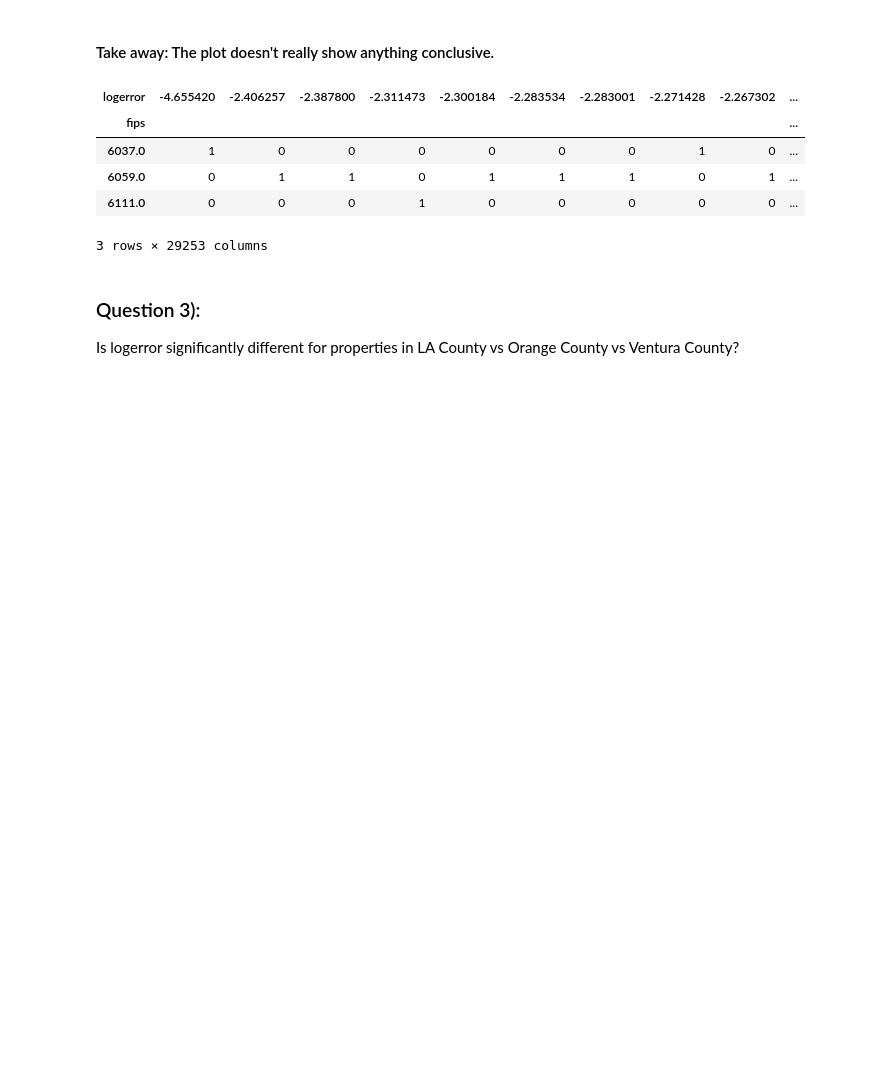
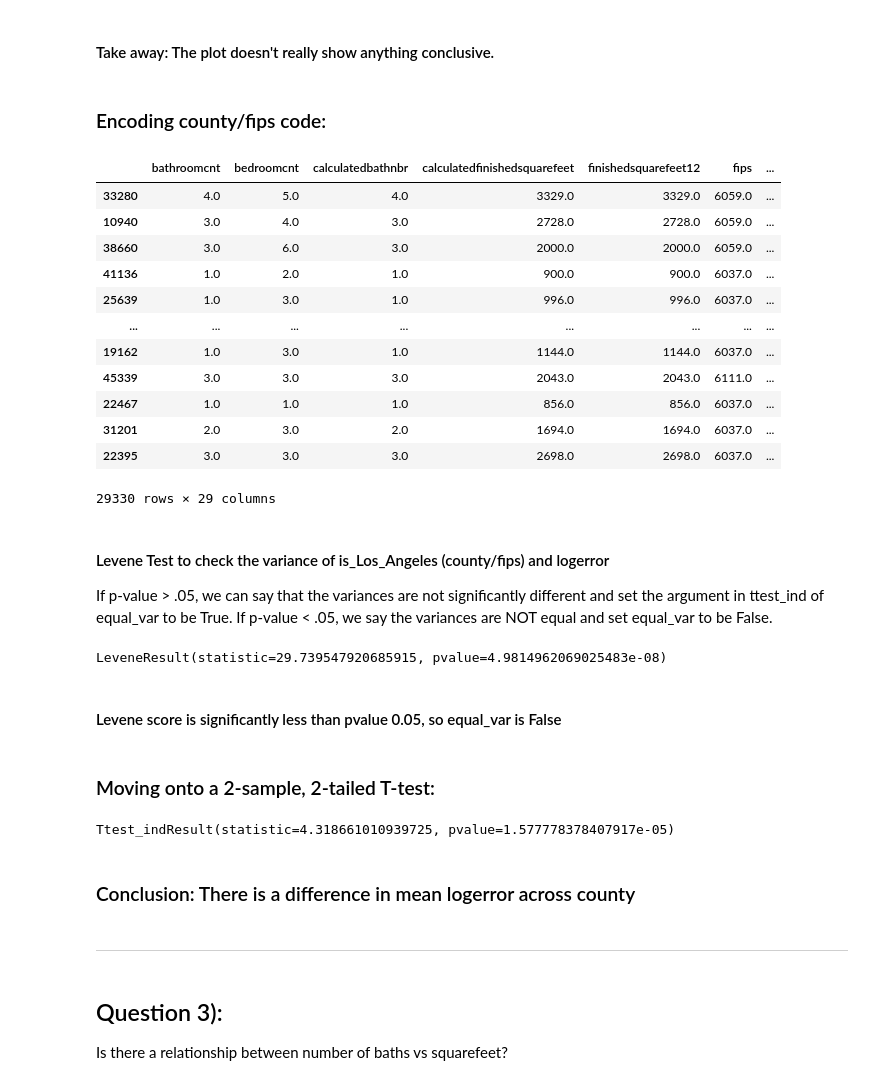
Before and after one commit to jeneyring/clustering-exercises-s, a Jupyter notebook: explore_zillow.ipynb, the cells around one changed output. Saved outputs shown, nothing was run; the diff lists cells and outputs as text; code cells hidden in the pictures; blank space fills up the shorter version.

```diff
--- a/explore_zillow.ipynb
+++ b/explore_zillow.ipynb
@@ -167,2 +174,25 @@ plt.show()
 # %% [markdown]
 #### Take away: The plot doesn't really show anything conclusive.
+# %% [markdown]
+### Encoding county/fips code:
+# %%
+#rename columns:
+def one_hot_encode(train):
+    train['is_Los_Angeles'] = train.fips == 6037.0
+    return train
+
+one_hot_encode(train)
+# %% [output]
+|  | bathroomcnt | bedroomcnt | calculatedbathnbr | calculatedfinishedsquarefeet | finishedsquarefeet12 | fips | ... |
+| 33280 | 4.0 | 5.0 | 4.0 | 3329.0 | 3329.0 | 6059.0 | ... |
+| 10940 | 3.0 | 4.0 | 3.0 | 2728.0 | 2728.0 | 6059.0 | ... |
+| 38660 | 3.0 | 6.0 | 3.0 | 2000.0 | 2000.0 | 6059.0 | ... |
+| 41136 | 1.0 | 2.0 | 1.0 | 900.0 | 900.0 | 6037.0 | ... |
+| 25639 | 1.0 | 3.0 | 1.0 | 996.0 | 996.0 | 6037.0 | ... |
+| ... | ... | ... | ... | ... | ... | ... | ... |
+| 19162 | 1.0 | 3.0 | 1.0 | 1144.0 | 1144.0 | 6037.0 | ... |
+| 45339 | 3.0 | 3.0 | 3.0 | 2043.0 | 2043.0 | 6111.0 | ... |
+| 22467 | 1.0 | 1.0 | 1.0 | 856.0 | 856.0 | 6037.0 | ... |
+| 31201 | 2.0 | 3.0 | 2.0 | 1694.0 | 1694.0 | 6037.0 | ... |
+| 22395 | 3.0 | 3.0 | 3.0 | 2698.0 | 2698.0 | 6037.0 | ... |
+29330 rows × 29 columns
@@ -169,12 +202,33 @@ plt.show()
+# %% [markdown]
+#### Levene Test to check the variance of is_Los_Angeles (county/fips) and logerror
+
+If p-value > .05, we can say that the variances are not significantly different and set the argument in ttest_ind of equal_var to be True. If p-value < .05, we say the variances are NOT equal and set equal_var to be False.
 # %%
-#will do a 2 t sample of LA to not LA and vice versa for each county
+#Levene Test:
+# test the equal variance
+# H0 is that the variances are equal
+# our two groups are 1) where train does not equal LA county ==0 and
+# 2) where train does equal LA county == 1
+
+stats.levene(train[train.is_Los_Angeles==0].logerror,
+             train[train.is_Los_Angeles==1].logerror)
 # %% [output]
-| logerror | -4.655420 | -2.406257 | -2.387800 | -2.311473 | -2.300184 | -2.283534 | -2.283001 | -2.271428 | -2.267302 | ... |
-| fips |  |  |  |  |  |  |  |  |  | ... |
-| 6037.0 | 1 | 0 | 0 | 0 | 0 | 0 | 0 | 1 | 0 | ... |
-| 6059.0 | 0 | 1 | 1 | 0 | 1 | 1 | 1 | 0 | 1 | ... |
-| 6111.0 | 0 | 0 | 0 | 1 | 0 | 0 | 0 | 0 | 0 | ... |
-3 rows × 29253 columns
+LeveneResult(statistic=29.739547920685915, pvalue=4.9814962069025483e-08)
+# %% [markdown]
+#### Levene score is significantly less than pvalue 0.05, so equal_var is False
+# %% [markdown]
+### Moving onto a 2-sample, 2-tailed T-test:
+# %%
+stats.ttest_ind(train[train.is_Los_Angeles==0].logerror,
+                train[train.is_Los_Angeles==1].logerror,
+                equal_var=False
+               )
+# %% [output]
+Ttest_indResult(statistic=4.318661010939725, pvalue=1.577778378407917e-05)
+# %% [markdown]
+### Conclusion: There is a difference in mean logerror across county
+# %% [markdown]
+_________________________________________________________________________________________________________
 # %% [markdown]
-### Question 3):
-Is logerror significantly different for properties in LA County vs Orange County vs Ventura County?
+## Question 3):
+Is there a relationship between number of baths vs squarefeet?
```
Also changed, not shown: parts of 17 cells of this notebook.
